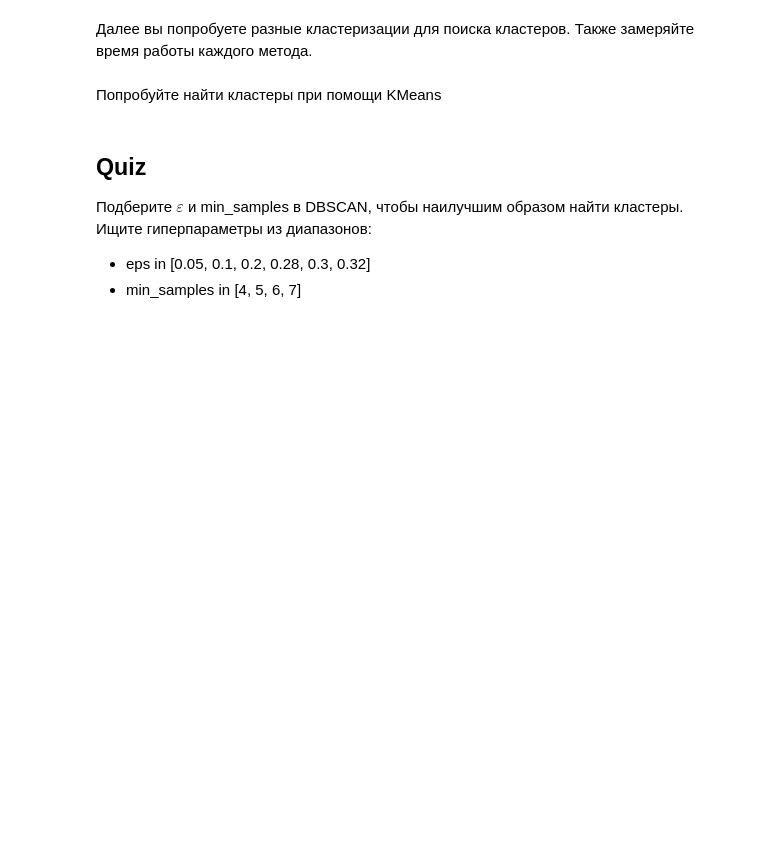
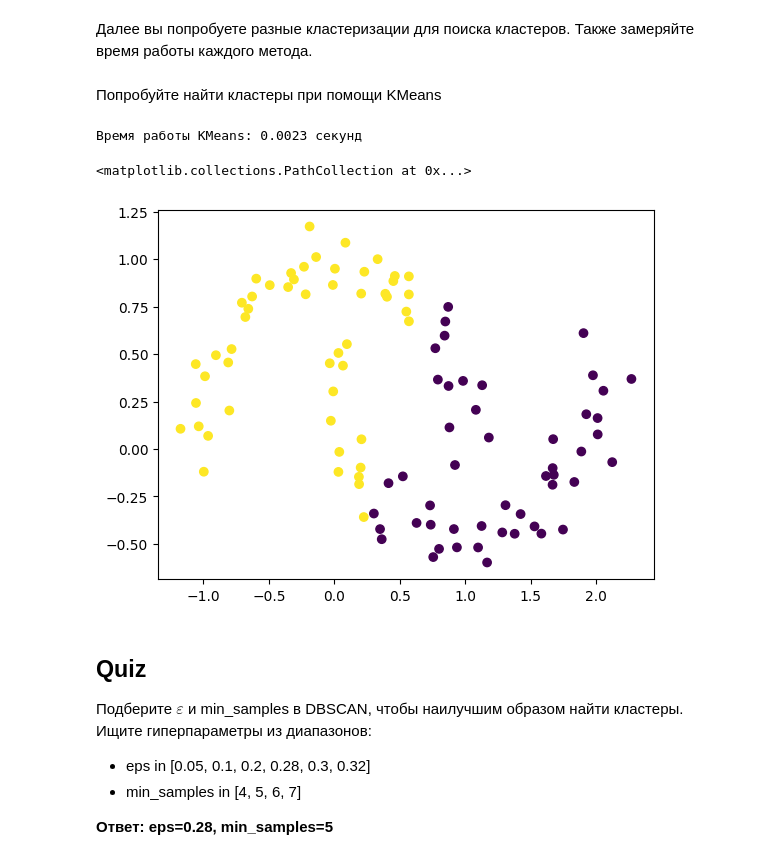
Before and after one commit to psaw/hse-ai24-ml, a Jupyter notebook: Hometask_Clustering.ipynb, the cells around one changed output. Saved outputs shown, nothing was run; the diff lists cells and outputs as text; code cells hidden in the pictures; blank space fills up the shorter version.

```diff
--- a/Hometask_Clustering.ipynb
+++ b/Hometask_Clustering.ipynb
@@ -116,3 +165,20 @@ plt.scatter(X[:,0], X[:,1], c=y)
+# %%
+# ваш код здесь
+import time
+
+kmeans = KMeans(n_clusters=2)
+start_time = time.time()
+kmeans.fit(X)
+end_time = time.time()
+labels = kmeans.predict(X)
+KMeans_time = end_time - start_time
+print(f"Время работы KMeans: {KMeans_time:.4f} секунд")
+
+plt.scatter(X[:,0], X[:,1], c=labels)
+# %% [output]
+Время работы KMeans: 0.0023 секунд
+<matplotlib.collections.PathCollection at 0x...>
+[figure, added]
 # %% [markdown]
 ## Quiz
 
@@ -120,3 +186,5 @@ plt.scatter(X[:,0], X[:,1], c=y)
 Ищите гиперпараметры из диапазонов:
 * eps in [0.05, 0.1, 0.2, 0.28, 0.3, 0.32]
 * min_samples in [4, 5, 6, 7]
+
+**Ответ: eps=0.28, min_samples=5**
```
Also changed, not shown: parts of 22 cells of this notebook.
